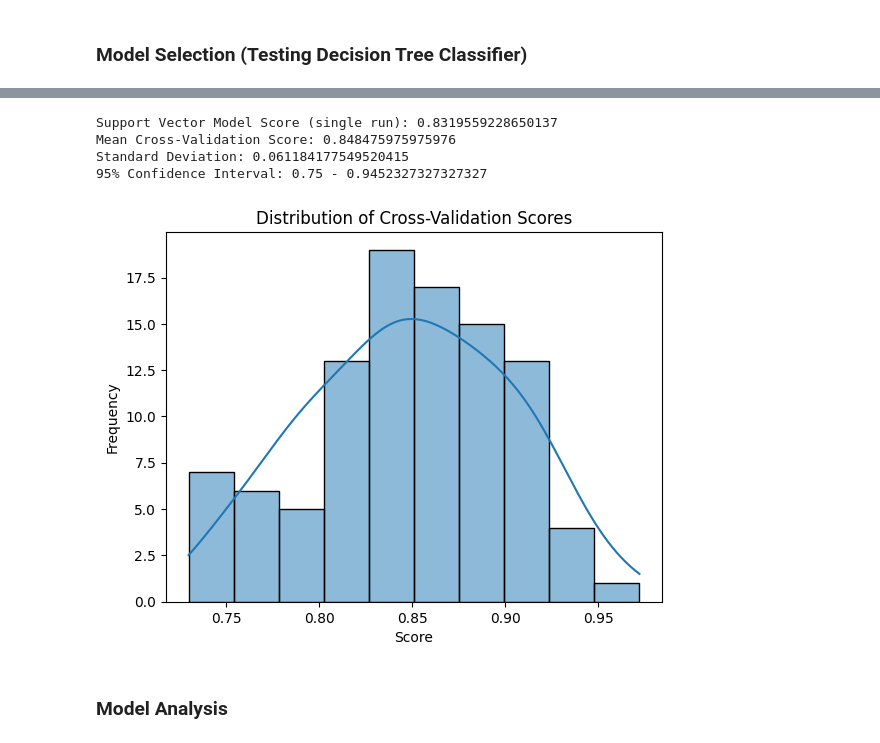
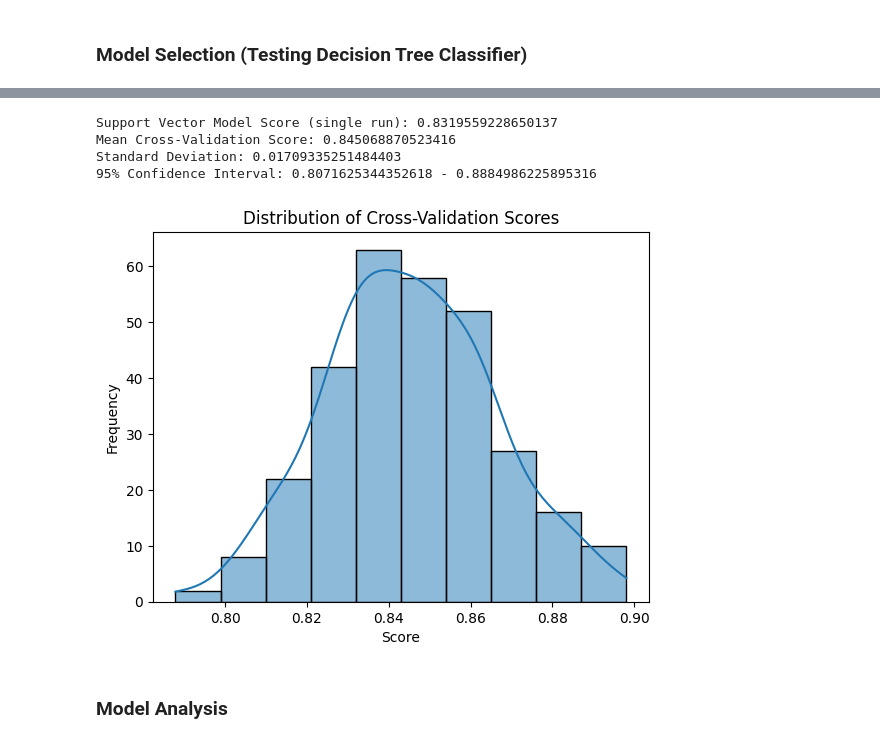
Before and after one commit to kellerflint/stats-for-ai-final-project, a Jupyter notebook: FinalAnalysis.ipynb, the cells around one changed output, grey strips where cells are left out. Drawn from its saved outputs; the diff is of its cells as text; code cells hidden in the pictures.

```diff
--- a/FinalAnalysis.ipynb
+++ b/FinalAnalysis.ipynb
@@ -203,7 +207,9 @@ decision_tree_model.fit(x_train, y_train)
 
 print("Decision Tree Classifier Score (single run):", decision_tree_model.score(x_test, y_test))
 
-decision_tree_scores = cross_val_score(decision_tree_model, x, y, cv=100)
+rkf = RepeatedKFold(n_splits=10, n_repeats=30, random_state=42)
+
+decision_tree_scores = cross_val_score(decision_tree_model, x, y, cv=rkf, scoring='accuracy')
 
 mean_score = np.mean(decision_tree_scores)
 std_score = np.std(decision_tree_scores)
@@ -230,31 +236,33 @@ Standard Deviation: 0.061184177549520415
 # %%
 svm_model = svm.SVC()
 svm_model.fit(x_train, y_train)
 
-print("Support Vector Model Score (single run):", svm_model.score(x_test, y_test))
+print("Support Vector Machine Score (single run):", svm_model.score(x_test, y_test))
 
-svm_scores = cross_val_score(svm_model, x, y, cv=100)
+rkf = RepeatedKFold(n_splits=10, n_repeats=30, random_state=42)
+
+svm_scores = cross_val_score(svm_model, x, y, cv=rkf, scoring='accuracy')
 
 mean_score = np.mean(svm_scores)
 std_score = np.std(decision_tree_scores)
 confidence_interval = np.percentile(svm_scores, [2.5, 97.5])
 
 print("Mean Cross-Validation Score:", mean_score)
 print("Standard Deviation:", std_score)
 print('95% Confidence Interval:', confidence_interval[0], "-", confidence_interval[1])
 
 
 sns.histplot(svm_scores, kde=True, bins=10)
 plt.title('Distribution of Cross-Validation Scores')
 plt.xlabel('Score')
 plt.ylabel('Frequency')
 plt.show()
 # %% [output]
 Support Vector Model Score (single run): 0.8319559228650137
-Mean Cross-Validation Score: 0.848475975975976
-Standard Deviation: 0.061184177549520415
-95% Confidence Interval: 0.75 - 0.9452327327327327
+Mean Cross-Validation Score: 0.845068870523416
+Standard Deviation: 0.01709335251484403
+95% Confidence Interval: 0.8071625344352618 - 0.8884986225895316
-[figure, old version]
+[figure, new version]
 # %% [markdown]
 ### Model Analysis
 # %%
```
Also changed, not shown: parts of 5 cells of this notebook, 3 other files.
